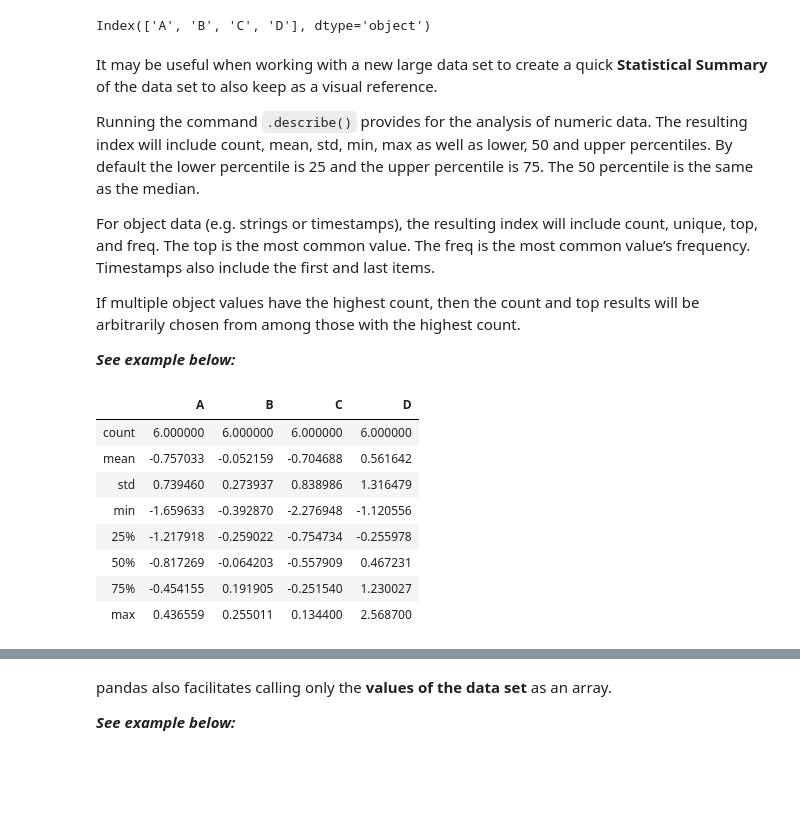
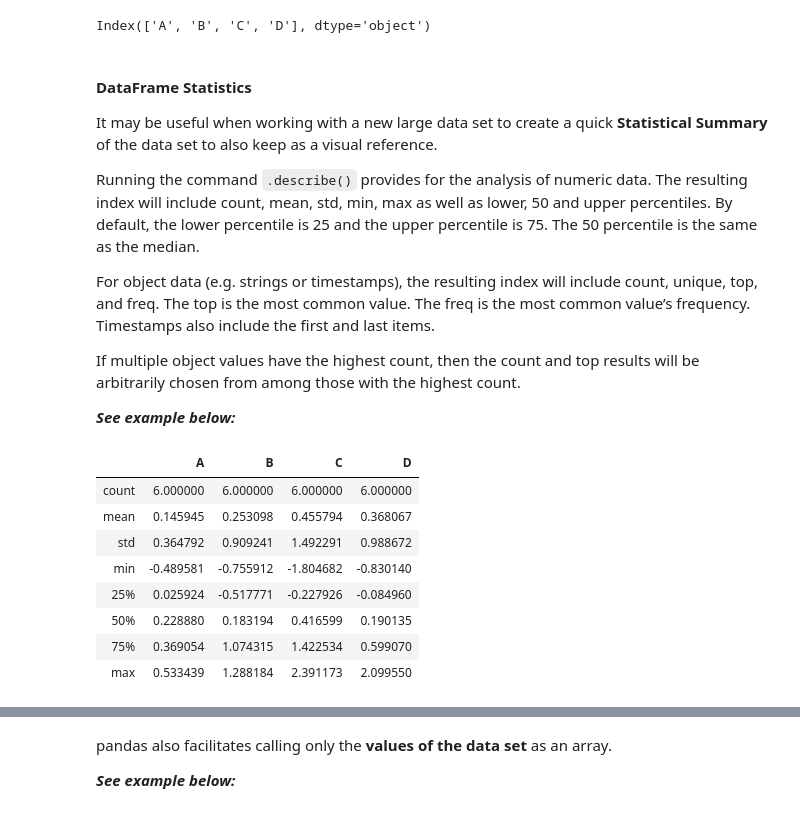
Before and after one commit to markmbadham/pydata, a Jupyter notebook: pandas.ipynb, the cells around one changed output, grey strips where cells are left out. Drawn from its saved outputs; the diff is of its cells as text; code cells hidden in the pictures; blank space fills up the shorter version.

```diff
--- a/pandas.ipynb
+++ b/pandas.ipynb
@@ -213,8 +240,8 @@ It is now possible to create a DataFrame with a DateTime Index and labeled colum
 
 _**See example below:**_
 # %%
-df = pd.DataFrame(np.random.randn(6,4), index=dates, columns=list('ABCD'))
+dfData1 = pd.DataFrame(np.random.randn(6,4), index=dates, columns=list('ABCD'))
 
-df
+dfData1
 # %% [output]
 |  | A | B | C | D |
@@ -402,9 +463,11 @@ df.columns
 # %% [output]
 Index(['A', 'B', 'C', 'D'], dtype='object')
 # %% [markdown]
+#### DataFrame Statistics
+
 It may be useful when working with a new large data set to create a quick **Statistical Summary** of the data set to also keep as a visual reference.
 
-Running the command `.describe()` provides for the analysis of numeric data. The resulting index will include count, mean, std, min, max as well as lower, 50 and upper percentiles. By default the lower percentile is 25 and the upper percentile is 75. The 50 percentile is the same as the median.
+Running the command `.describe()` provides for the analysis of numeric data. The resulting index will include count, mean, std, min, max as well as lower, 50 and upper percentiles. By default, the lower percentile is 25 and the upper percentile is 75. The 50 percentile is the same as the median.
 
 For object data (e.g. strings or timestamps), the resulting index will include count, unique, top, and freq. The top is the most common value. The freq is the most common value’s frequency. Timestamps also include the first and last items.
 
@@ -413,14 +476,14 @@ If multiple object values have the highest count, then the count and top results
 
 _**See example below:**_
 # %%
-df.describe()
+dfData1.describe()
 # %% [output]
 |  | A | B | C | D |
 | count | 6.000000 | 6.000000 | 6.000000 | 6.000000 |
-| mean | -0.757033 | -0.052159 | -0.704688 | 0.561642 |
-| std | 0.739460 | 0.273937 | 0.838986 | 1.316479 |
-| min | -1.659633 | -0.392870 | -2.276948 | -1.120556 |
-| 25% | -1.217918 | -0.259022 | -0.754734 | -0.255978 |
-| 50% | -0.817269 | -0.064203 | -0.557909 | 0.467231 |
-| 75% | -0.454155 | 0.191905 | -0.251540 | 1.230027 |
-| max | 0.436559 | 0.255011 | 0.134400 | 2.568700 |
+| mean | 0.145945 | 0.253098 | 0.455794 | 0.368067 |
+| std | 0.364792 | 0.909241 | 1.492291 | 0.988672 |
+| min | -0.489581 | -0.755912 | -1.804682 | -0.830140 |
+| 25% | 0.025924 | -0.517771 | -0.227926 | -0.084960 |
+| 50% | 0.228880 | 0.183194 | 0.416599 | 0.190135 |
+| 75% | 0.369054 | 1.074315 | 1.422534 | 0.599070 |
+| max | 0.533439 | 1.288184 | 2.391173 | 2.099550 |
```
Also changed, not shown: parts of 291 cells of this notebook.
